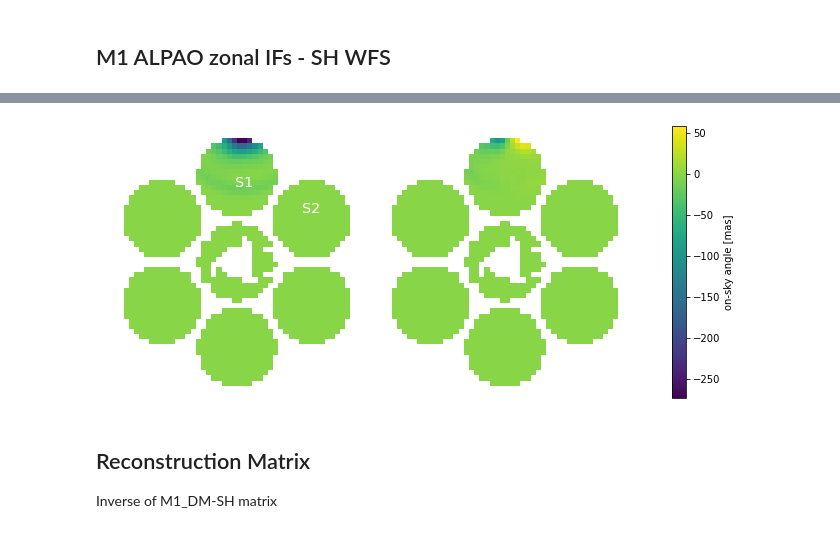
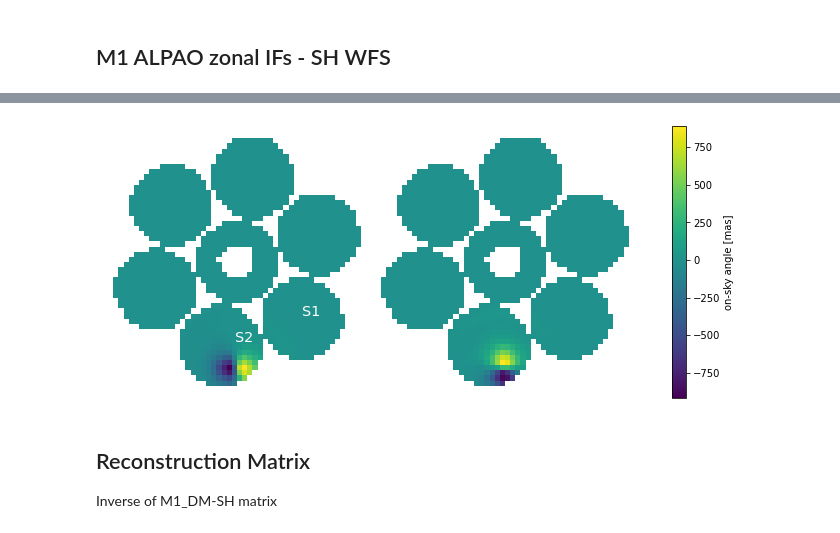
Before and after one commit to fquiros/CEO, a Jupyter notebook: python/ceo/wfpt/WFPT_model_demo_SH48.ipynb, the cells around one changed output, grey strips where cells are left out. Saved outputs shown, nothing was run; the diff lists cells and outputs as text; code cells hidden in the pictures.

```diff
--- a/python/ceo/wfpt/WFPT_model_demo_SH48.ipynb
+++ b/python/ceo/wfpt/WFPT_model_demo_SH48.ipynb
@@ -41,7 +62,8 @@ The final pixel scale is: $\lambda\cdot$BIN_IMAGE / (DFT_osf$\cdot d$) where $\l
 #-- GMT AGWS SH48 design parameters
 D_GMT = 25.4  #  GMT pupil diameter [m]
 SH48_N_LENSLET = 48 # linear number of AGWS SH48 sub-apertures across GMT diameter
-SH48_LENSLET_SIZE = D_GMT/SH48_N_LENSLET  # size of SH48 sub-aperture [m]
+#SH48_LENSLET_SIZE = D_GMT/SH48_N_LENSLET  # size of SH48 sub-aperture [m]
+SH48_LENSLET_SIZE = 0.525 # size of SH48 as built on the WFPT [m]
 
 #-- WFPT model parameters to ensure proper SH sampling of GMT pupil.
 sh_L = 27.31 # rays box size [m]. The GMT pupil is contained in this box. Value provided by R. Conan.
@@ -84,0 +99,30 @@ Obtained pixel scale: 0.421 arcsec
+# %%
+#-- SH simulation parameters to realize pixel scale if 0.27 arcsec/pixel.
+N_PX_LENSLET = 16
+DFT_osf = 3.125
+N_PX_IMAGE = 24
+BIN_IMAGE = 3
+sh_nPx = N_SIDE_LENSLET * N_PX_LENSLET + 1 # pixels across sh_L
+# %%
+# ------ rays CS rotation required to render the correct orientation of the pupil w.r.t. SH grid
+RAYS_ROT_ANGLE = -90-49 #deg
+
+#--  Photometry parameters
+sh_band = 'R+I'
+RI_e0 = 9.00e12      # ph/s in R+I band over the GMT pupil
+RI_bkgd_mag = 19.6
+fudged_RI_bkgd_mag = RI_bkgd_mag - 6.26   # sky background [mag arcsec-2] in R+I band: 20.4-18.8 -> mean value: 19.6
+PupilArea = 368      # GMT pupil area [m^2]
+sh_mag = 14
+fudged_sh_mag = sh_mag - 6.26 # needed to simulate the right amount of detected photons (see below)
+
+#----------------- SH Source model ------------------------------
+src = wfpt_source(sh_band, sh_nPx, sh_L, rays_rot_angle = RAYS_ROT_ANGLE, mag=fudged_sh_mag)
+
+#----------------- SH model -------------------------------------
+wfs = wfpt_sh48(N_SIDE_LENSLET=N_SIDE_LENSLET, N_PX_LENSLET=N_PX_LENSLET, d=LENSLET_SIZE,
+               DFT_osf=DFT_osf, N_PX_IMAGE=N_PX_IMAGE, BIN_IMAGE=BIN_IMAGE)
+
+wfs_pxscl = src.wavelength * BIN_IMAGE / (DFT_osf * LENSLET_SIZE) * constants.RAD2ARCSEC
+print("Desired pixel scale:  0.270 arcsec")
+print("Obtained pixel scale: %0.3f arcsec"%wfs_pxscl)
@@ -209,8 +256,8 @@ The SH calibrate method computes:
 1. The valid sub-aperture set (based on selected illumination threshold);
 2. The reference slope vector.
 # %%
-src.fwhm = DFT_osf * wfs.BIN_IMAGE #To sample at Shannon the sub-aperture DL spot.
-wfs.calibrate(src, 0.65)
+src.fwhm = 2 * wfs.BIN_IMAGE #To sample at Shannon the sub-aperture DL spot.
+wfs.calibrate(src, 0.25)
 spot_fwhm = (src.fwhm / wfs.BIN_IMAGE) * wfs.camera.pixelScaleArcsec(src._gs)
 
 plt.imshow(wfs.valid_lenslet_mask, origin='lower', interpolation='None')
@@ -630,18 +679,18 @@ Wall time: 11min 25s
 # %%
-this_act = 1
+this_act = 50
 
 slopevec = D_M1_ALPAO[:,this_act]
 sx2d, sy2d = wfs.slopes2d(slopevec)
 
 fig, ax = plt.subplots()
 fig.set_size_inches((12,5))
 visu.show_SH_slopes(sx2d*constants.RAD2MAS, sy2d*constants.RAD2MAS, clb_label='on-sky angle [mas]',
                    fig=fig, ax=ax)
 
-ax.text(25,40,'S1',fontsize='x-large', color='white');
-ax.text(38,35,'S2',fontsize='x-large', color='white');
+ax.text(38,15,'S1',fontsize='x-large', color='white');
+ax.text(25,10,'S2',fontsize='x-large', color='white');
 # %% [output]
-[figure, old version]
+[figure, new version]
 # %% [markdown]
 ## Reconstruction Matrix
 Inverse of M1_DM-SH matrix
```
Also changed, not shown: parts of 54 cells of this notebook.
